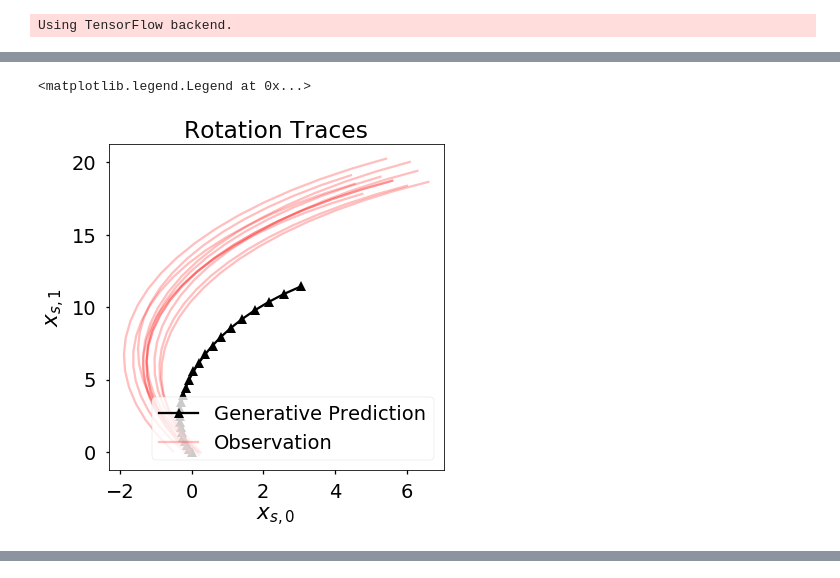
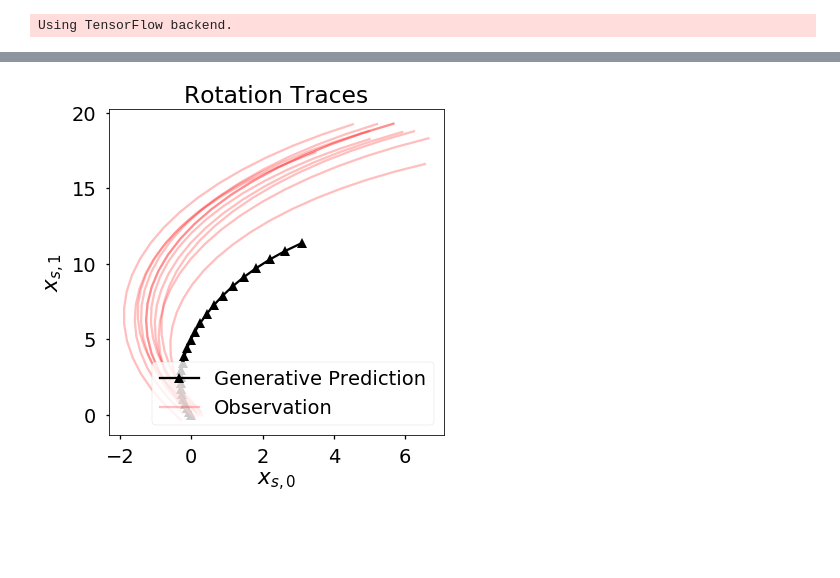
Before and after one commit to nicktfranklin/SEM_paper_simulations, a Jupyter notebook: Linear Dynamical System -- test.ipynb, the cells around one changed output, grey strips where cells are left out. Saved outputs shown, nothing was run; the diff lists cells and outputs as text; code cells hidden in the pictures; blank space fills up the shorter version.

```diff
--- a/Linear Dynamical System -- test.ipynb
+++ b/Linear Dynamical System -- test.ipynb
@@ -46,42 +45,45 @@ plt.ylabel(r'$x_{s,1}$')
 # %%
 # train an event model (A Linear Dynamical System)
-e = LinearDynamicSystem(D=2, eta=0.01)
+
 from tqdm import tqdm_notebook
 
-for x_samp in tqdm_notebook(x, total=n_samples):
-    e.new_cluster()
-    e.update_f0(x_samp[0, :])
-    for ii in range(1, x_samp.shape[0] - 1):
-        _x = x_samp[ii, :]
-        _y = x_samp[ii+1, :]
-        e.update(_x, _y)
+def train_model(e):
+    for x_samp in tqdm_notebook(x, total=n_samples):
+        e.new_token()
+        e.update_f0(x_samp[0, :])
+        for ii in range(1, x_samp.shape[0] - 1):
+            _x = x_samp[ii, :]
+            _y = x_samp[ii+1, :]
+            e.update(_x, _y)
 
 
 # run the model generatively for each event
-n_run = 25 # arbitray duration of the event to simluate
-generative_samples = dict()
+def run_generative(e, n_run=25):
+    x0 = [np.reshape(e.predict_f0(), (1, 2))]
+    for t in range(1, n_run):
+        x_ = np.concatenate(x0)[t-1, :]
+        x0.append(e.predict_next(x_).reshape(1, 2))
+    return np.array(x0).reshape(-1, 2)
 
-x0 = [np.reshape(e.predict_f0(), (1, 2))]
-for t in range(1, n_run):
-    x_ = np.concatenate(x0)[t-1, :]
-    x0.append(e.predict_next(x_).reshape(1, 2))
-x0 = np.array(x0).reshape(-1, 2)
+def plot_res(x0):
+    #plot the generative sweep
+    fig = plt.figure(figsize=(6, 6))
+    h0 = plt.plot(x0[:, 0], x0[:, 1], '^-', color='k', label='Generative Prediction')[0]
 
-#plot the generative sweep
-fig = plt.figure(figsize=(6, 6))
-h0 = plt.plot(x0[:, 0], x0[:, 1], '^-', color='k', label='Generative Prediction')[0]
-
-# plot the original LDS
-for x0  in x:
-    plt.plot(x0[:, 0], x0[:, 1], 'r', alpha=0.25)
-h1 = plt.plot(x0[:, 0], x0[:, 1], 'r', alpha=0.25, label='Observation')[0]
-handles = [h0, h1]
+    # plot the original LDS
+    for x0  in x:
+        plt.plot(x0[:, 0], x0[:, 1], 'r', alpha=0.25)
+    h1 = plt.plot(x0[:, 0], x0[:, 1], 'r', alpha=0.25, label='Observation')[0]
+    handles = [h0, h1]
 
 
-plt.xlabel(r'$x_{s,0}$')
-plt.ylabel(r'$x_{s,1}$')
-plt.title('Rotation Traces')
-plt.legend(handles=handles, loc='lower right')
+    plt.xlabel(r'$x_{s,0}$')
+    plt.ylabel(r'$x_{s,1}$')
+    plt.title('Rotation Traces')
+    plt.legend(handles=handles, loc='lower right')
-# %% [output]
-<matplotlib.legend.Legend at 0x...>
-[figure, removed]
+# %%
+e = LinearDynamicSystem(d=2, var_df0=1, var_scale0=0.1, eta=0.011)
+train_model(e)
+x0 = run_generative(e)
+plot_res(x0)
+# %% [output]
@@ -87,0 +91 @@ plt.legend(handles=handles, loc='lower right')
+[figure, added]
```
Also changed, not shown: parts of 20 cells of this notebook, 20 other files.
